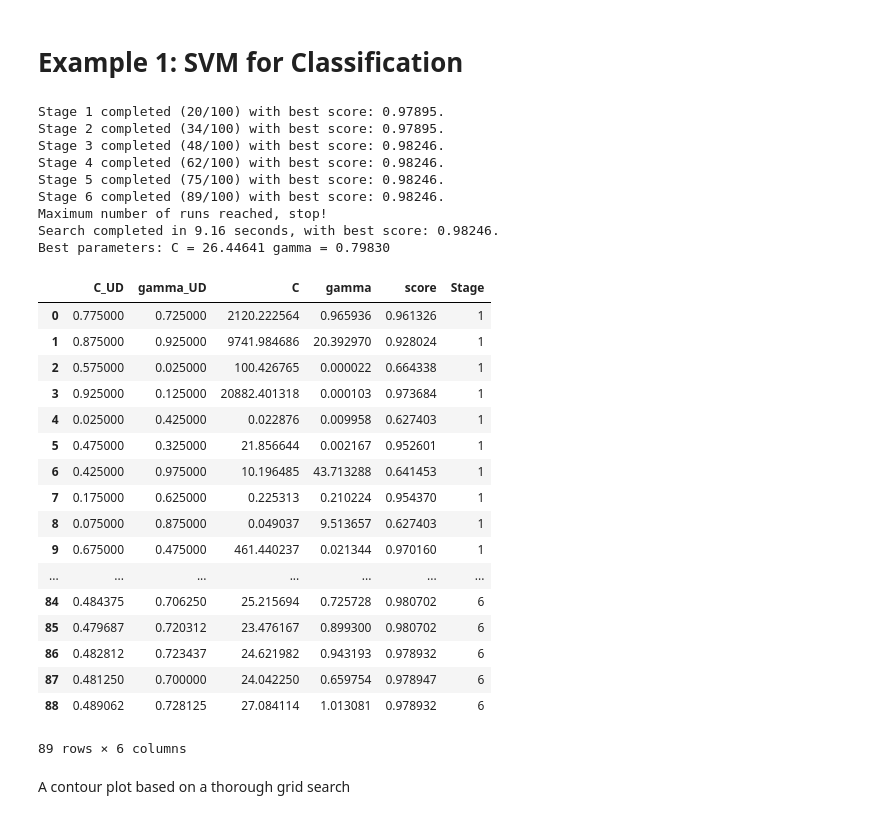
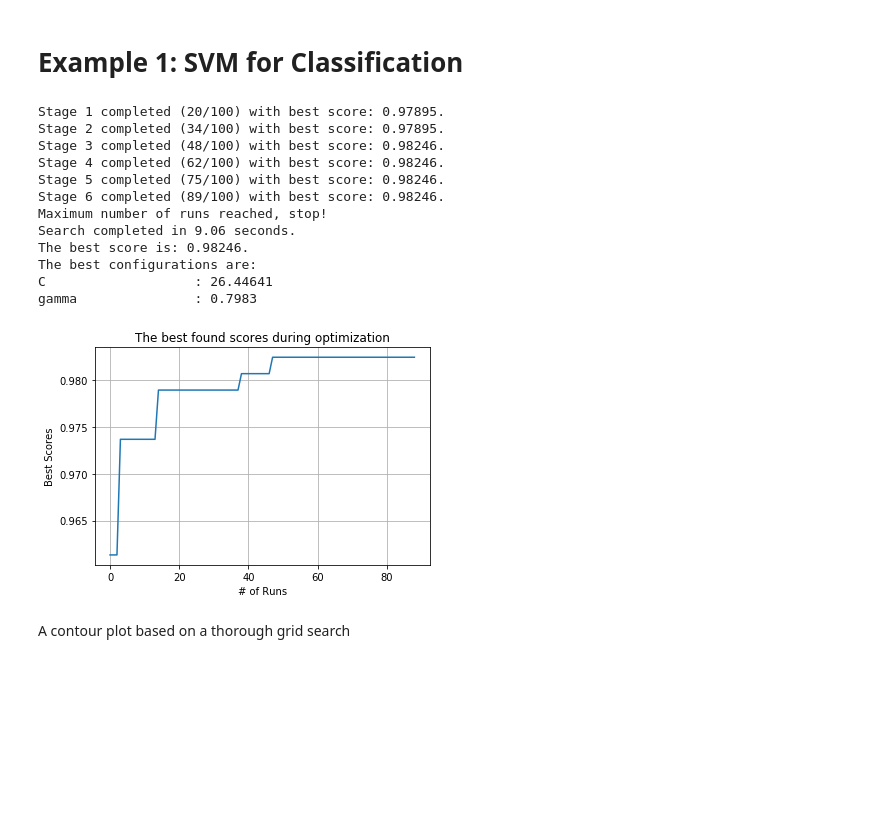
Before and after one commit to ZebinYang/SeqUD, a Jupyter notebook: examples/demo_sequd_sklearn.ipynb, the cells around one changed output. Drawn from its saved outputs; the diff is of its cells as text; code cells hidden in the pictures; blank space fills up the shorter version.

```diff
--- a/examples/demo_sequd_sklearn.ipynb
+++ b/examples/demo_sequd_sklearn.ipynb
@@ -17,50 +15,36 @@ ModuleNotFoundError: No module named 'base'
 # %%
 from sklearn import svm
 
 sx = MinMaxScaler()
 dt = datasets.load_breast_cancer()
 x = sx.fit_transform(dt.data)
 y = dt.target
 
 ParaSpace = {'C':     {'Type': 'continuous', 'Range': [-6, 16], 'Wrapper': np.exp2},
              'gamma': {'Type': 'continuous', 'Range': [-16, 6], 'Wrapper': np.exp2}}
 
 Level_Number = 20
 estimator = svm.SVC()
 score_metric = make_scorer(accuracy_score, True)
 cv = KFold(n_splits=5, random_state=0, shuffle=True)
 
 clf = SeqUDSklearn(estimator, cv, ParaSpace, Level_Number, scoring = score_metric, n_jobs = 10, refit = True, verbose = True)
 clf.fit(x, y)
-clf.logs
+clf.plot_scores()
 # %% [output]
 Stage 1 completed (20/100) with best score: 0.97895.
 Stage 2 completed (34/100) with best score: 0.97895.
 Stage 3 completed (48/100) with best score: 0.98246.
 Stage 4 completed (62/100) with best score: 0.98246.
 Stage 5 completed (75/100) with best score: 0.98246.
 Stage 6 completed (89/100) with best score: 0.98246.
 Maximum number of runs reached, stop!
-Search completed in 9.16 seconds, with best score: 0.98246.
-Best parameters: C = 26.44641 gamma = 0.79830
+Search completed in 9.06 seconds.
+The best score is: 0.98246.
+The best configurations are:
+C                   : 26.44641
+gamma               : 0.7983
-|  | C_UD | gamma_UD | C | gamma | score | Stage |
-| 0 | 0.775000 | 0.725000 | 2120.222564 | 0.965936 | 0.961326 | 1 |
-| 1 | 0.875000 | 0.925000 | 9741.984686 | 20.392970 | 0.928024 | 1 |
-| 2 | 0.575000 | 0.025000 | 100.426765 | 0.000022 | 0.664338 | 1 |
-| 3 | 0.925000 | 0.125000 | 20882.401318 | 0.000103 | 0.973684 | 1 |
-| 4 | 0.025000 | 0.425000 | 0.022876 | 0.009958 | 0.627403 | 1 |
-| 5 | 0.475000 | 0.325000 | 21.856644 | 0.002167 | 0.952601 | 1 |
-| 6 | 0.425000 | 0.975000 | 10.196485 | 43.713288 | 0.641453 | 1 |
-| 7 | 0.175000 | 0.625000 | 0.225313 | 0.210224 | 0.954370 | 1 |
-| 8 | 0.075000 | 0.875000 | 0.049037 | 9.513657 | 0.627403 | 1 |
-| 9 | 0.675000 | 0.475000 | 461.440237 | 0.021344 | 0.970160 | 1 |
-| ... | ... | ... | ... | ... | ... | ... |
-| 84 | 0.484375 | 0.706250 | 25.215694 | 0.725728 | 0.980702 | 6 |
-| 85 | 0.479687 | 0.720312 | 23.476167 | 0.899300 | 0.980702 | 6 |
-| 86 | 0.482812 | 0.723437 | 24.621982 | 0.943193 | 0.978932 | 6 |
-| 87 | 0.481250 | 0.700000 | 24.042250 | 0.659754 | 0.978947 | 6 |
-| 88 | 0.489062 | 0.728125 | 27.084114 | 1.013081 | 0.978932 | 6 |
-89 rows × 6 columns
+[figure, added]
 # %% [markdown]
 A contour plot based on a thorough grid search
 # %%
```
Also changed, not shown: parts of 3 cells of this notebook, 1 other file.
